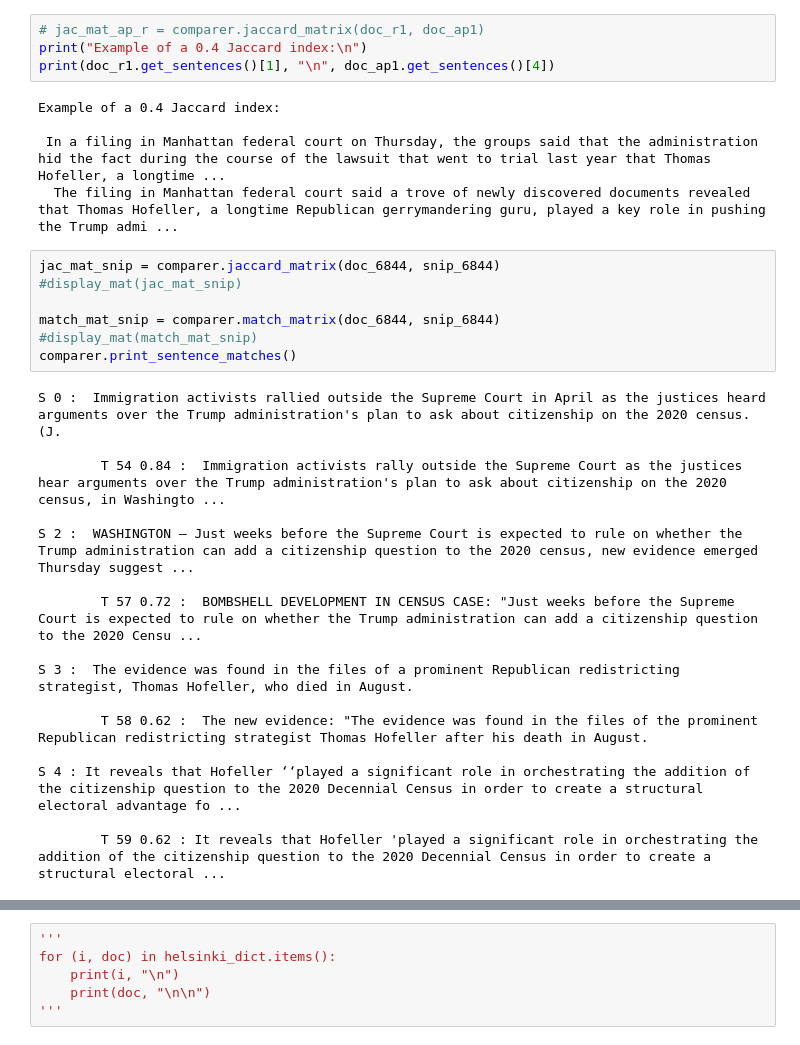
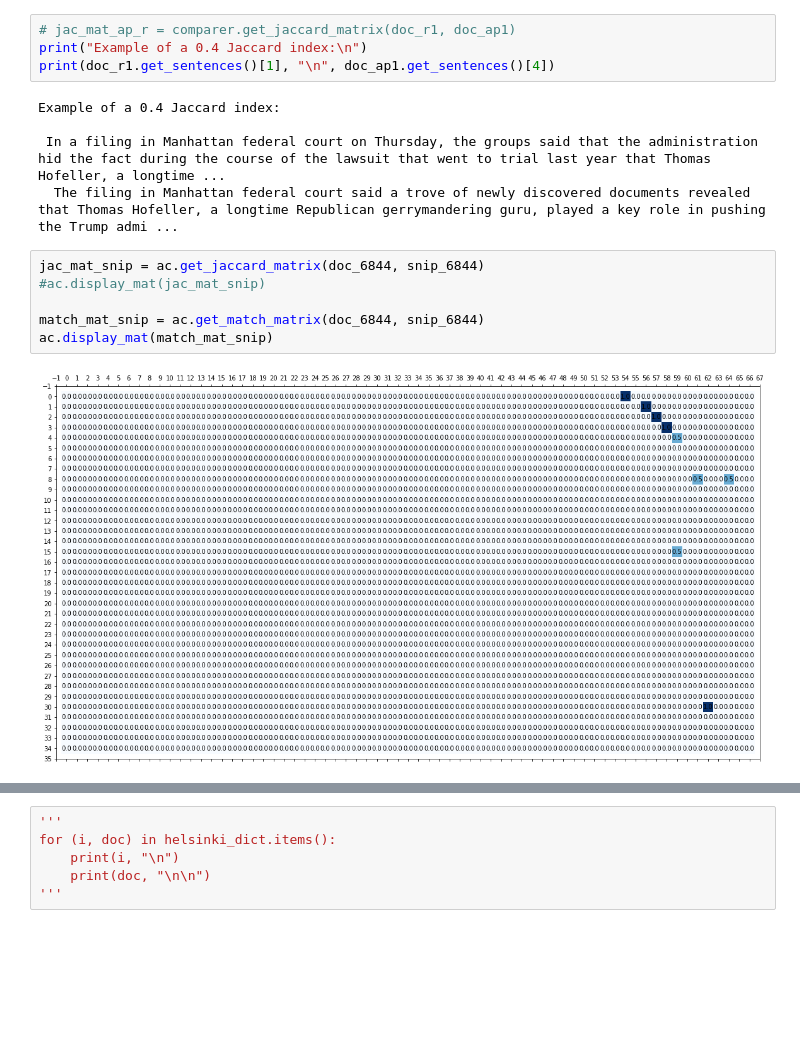
Before and after one commit to asprout/ArticleComparisons, a Jupyter notebook: ArticleSimilarity.ipynb, the cells around one changed output, grey strips where cells are left out. Cells and saved outputs as stored; diff of their text form; blank space fills up the shorter version.

Commit message:
Reorganized code and added additional methods to improve usability; added comments

```diff
--- a/ArticleSimilarity.ipynb
+++ b/ArticleSimilarity.ipynb
@@ -94,5 +91,5 @@ def display_mat(jacmat, normalize = False, xlabs = None, ylabs = None):
 # %%
-# jac_mat_ap_r = comparer.jaccard_matrix(doc_r1, doc_ap1)
+# jac_mat_ap_r = comparer.get_jaccard_matrix(doc_r1, doc_ap1)
 print("Example of a 0.4 Jaccard index:\n")
 print(doc_r1.get_sentences()[1], "\n", doc_ap1.get_sentences()[4])
 # %% [output]
@@ -101,25 +98,10 @@ Example of a 0.4 Jaccard index:
  In a filing in Manhattan federal court on Thursday, the groups said that the administration hid the fact during the course of the lawsuit that went to trial last year that Thomas Hofeller, a longtime ...
   The filing in Manhattan federal court said a trove of newly discovered documents revealed that Thomas Hofeller, a longtime Republican gerrymandering guru, played a key role in pushing the Trump admi ...
 # %%
-jac_mat_snip = comparer.jaccard_matrix(doc_6844, snip_6844)
-#display_mat(jac_mat_snip)
+jac_mat_snip = ac.get_jaccard_matrix(doc_6844, snip_6844)
+#ac.display_mat(jac_mat_snip)
 
-match_mat_snip = comparer.match_matrix(doc_6844, snip_6844)
-#display_mat(match_mat_snip)
-comparer.print_sentence_matches()
+match_mat_snip = ac.get_match_matrix(doc_6844, snip_6844)
+ac.display_mat(match_mat_snip)
 # %% [output]
-S 0 :  Immigration activists rallied outside the Supreme Court in April as the justices heard arguments over the Trump administration's plan to ask about citizenship on the 2020 census.(J.
-
-        T 54 0.84 :  Immigration activists rally outside the Supreme Court as the justices hear arguments over the Trump administration's plan to ask about citizenship on the 2020 census, in Washingto ...
-
-S 2 :  WASHINGTON — Just weeks before the Supreme Court is expected to rule on whether the Trump administration can add a citizenship question to the 2020 census, new evidence emerged Thursday suggest ...
-
-        T 57 0.72 :  BOMBSHELL DEVELOPMENT IN CENSUS CASE: "Just weeks before the Supreme Court is expected to rule on whether the Trump administration can add a citizenship question to the 2020 Censu ...
-
-S 3 :  The evidence was found in the files of a prominent Republican redistricting strategist, Thomas Hofeller, who died in August.
-
-        T 58 0.62 :  The new evidence: "The evidence was found in the files of the prominent Republican redistricting strategist Thomas Hofeller after his death in August.
-
-S 4 : It reveals that Hofeller ‘‘played a significant role in orchestrating the addition of the citizenship question to the 2020 Decennial Census in order to create a structural electoral advantage fo ...
-
-        T 59 0.62 : It reveals that Hofeller 'played a significant role in orchestrating the addition of the citizenship question to the 2020 Decennial Census in order to create a structural electoral ...
+[figure, added]
```
Also changed, not shown: parts of 19 cells of this notebook, 3 other files.
